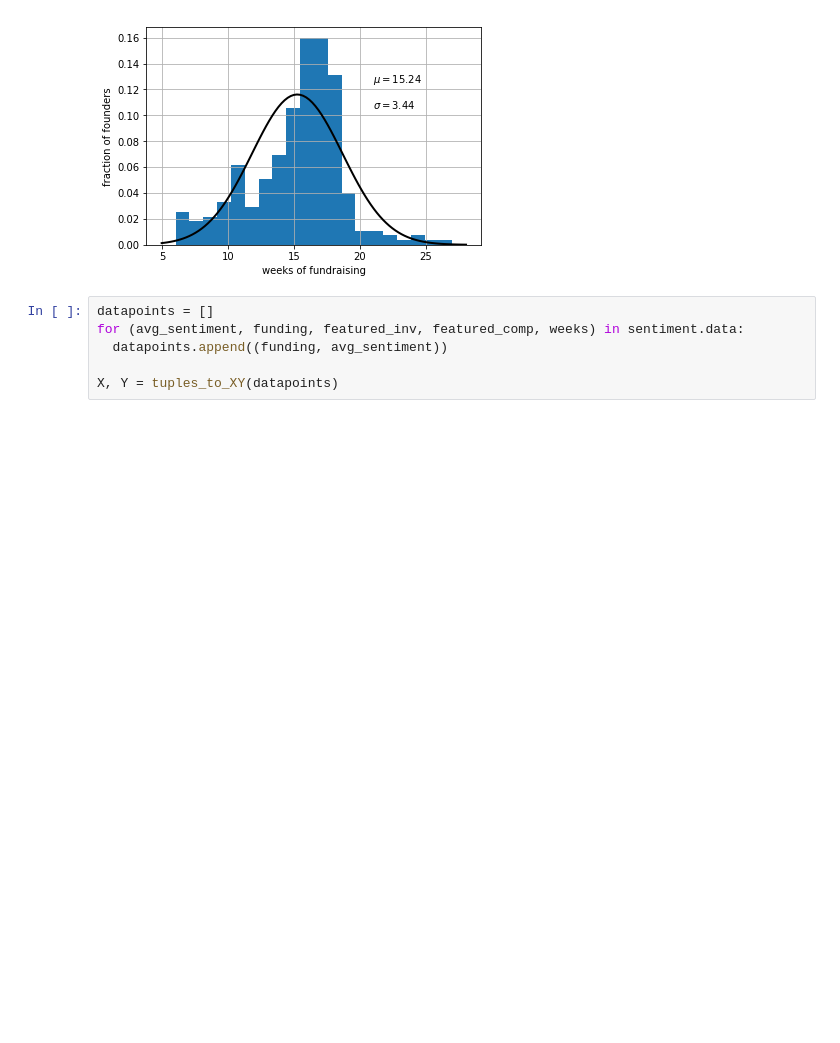
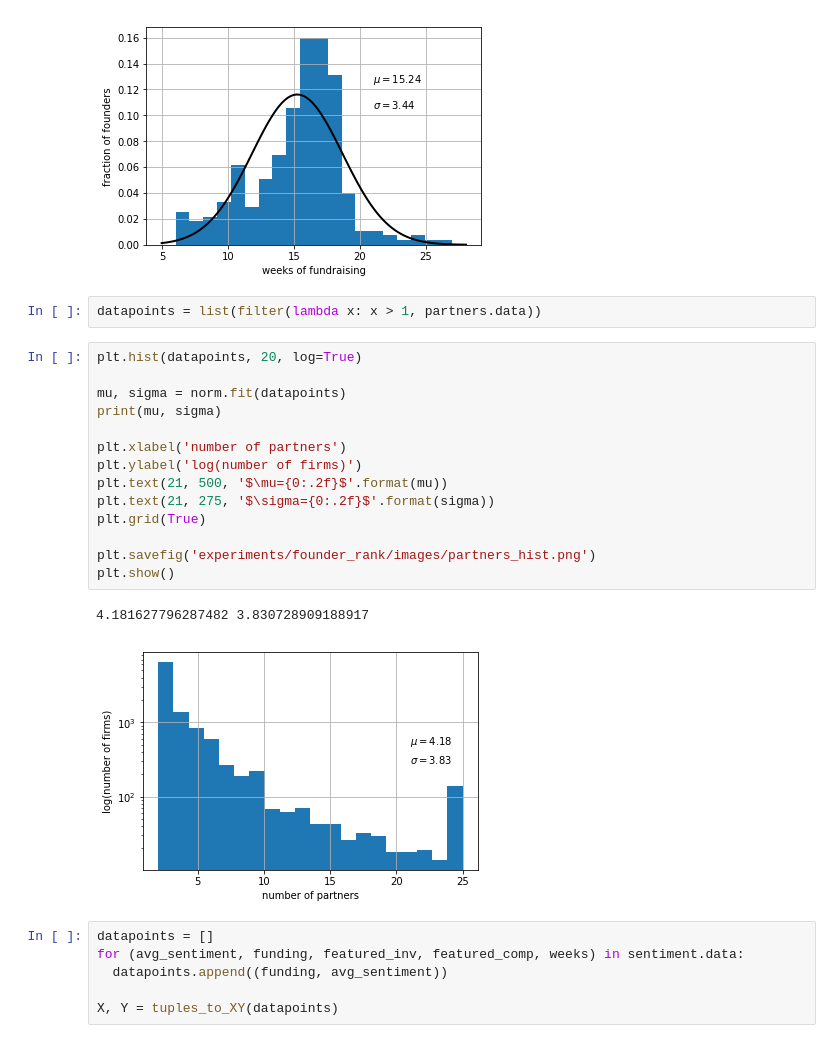
Before and after one commit to yasyf/vc, a Jupyter notebook: ml/experiments/founder_rank/plots.ipynb, the cells around one changed output. Cells and saved outputs as stored; diff of their text form; blank space fills up the shorter version.

```diff
--- a/ml/experiments/founder_rank/plots.ipynb
+++ b/ml/experiments/founder_rank/plots.ipynb
@@ -71,6 +69,25 @@ plt.show()
 # %% [output]
 15.240458015267176 3.436363216633863
 [figure]
+# %%
+datapoints = list(filter(lambda x: x > 1, partners.data))
+# %%
+plt.hist(datapoints, 20, log=True)
+
+mu, sigma = norm.fit(datapoints)
+print(mu, sigma)
+
+plt.xlabel('number of partners')
+plt.ylabel('log(number of firms)')
+plt.text(21, 500, '$\mu={0:.2f}$'.format(mu))
+plt.text(21, 275, '$\sigma={0:.2f}$'.format(sigma))
+plt.grid(True)
+
+plt.savefig('experiments/founder_rank/images/partners_hist.png')
+plt.show()
+# %% [output]
+4.181627796287482 3.830728909188917
+[figure, added]
 # %%
 datapoints = []
 for (avg_sentiment, funding, featured_inv, featured_comp, weeks) in sentiment.data:
```
Also changed, not shown: parts of 2 cells of this notebook, 3 other files.
